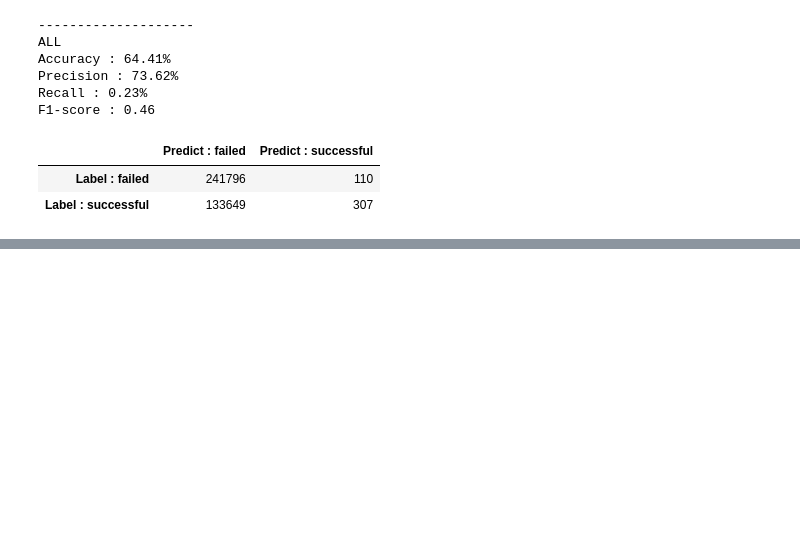
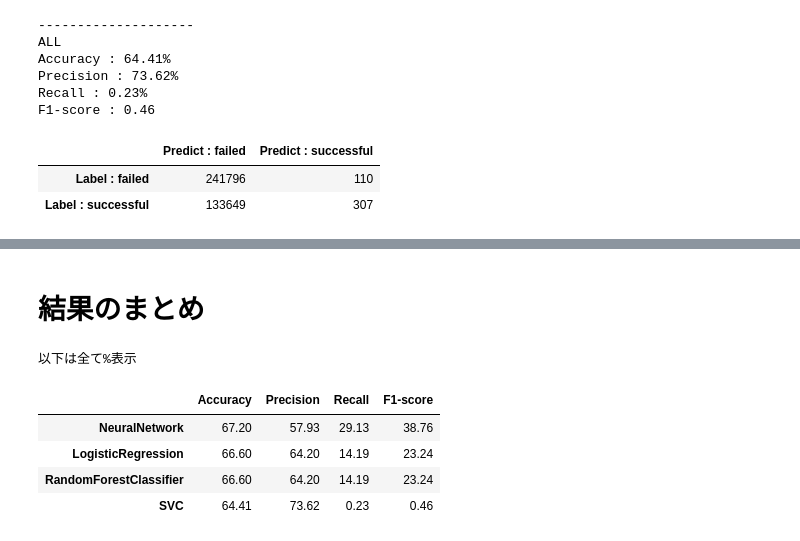
Before and after one commit to TSk-s/Intern, a Jupyter notebook: kickstarter_classification_1.ipynb, the cells around one changed output, grey strips where cells are left out. Drawn from its saved outputs; the diff is of its cells as text; code cells hidden in the pictures; blank space fills up the shorter version.

```diff
--- a/kickstarter_classification_1.ipynb
+++ b/kickstarter_classification_1.ipynb
@@ -1820,7 +1830,7 @@ def summary(y, y_pred):
     conf_mat = pd.DataFrame(conf_mat, index=['Label : failed', 'Label : successful'], columns=['Predict : failed', 'Predict : successful'])
     display(conf_mat)
 
-    return {'Accuracy' : accuracy, 'Precision' : precision, 'Recall' : recall, 'F1-score' : f1_score}
+    return {'Accuracy' : accuracy, 'Precision' : precision[1], 'Recall' : recall[1], 'F1-score' : f1_score[1]}
 # %% [markdown]
 ## ロジスティック回帰分析
 # %%
@@ -1978,0 +2253,15 @@ SVCの学習データに対する結果とテストデータに対する結果
+# %% [markdown]
+# 結果のまとめ
+# %%
+print('以下は全て%表示')
+Summary_columns = ['Accuracy', 'Precision', 'Recall', 'F1-score']
+Summary_T = pd.DataFrame(Summary).T
+Summary_sorted = Summary_T[Summary_columns].sort_values(by=['Accuracy'], ascending=False)
+display(Summary_sorted*100)
+# %% [output]
+以下は全て%表示
+|  | Accuracy | Precision | Recall | F1-score |
+| NeuralNetwork | 67.20 | 57.93 | 29.13 | 38.76 |
+| LogisticRegression | 66.60 | 64.20 | 14.19 | 23.24 |
+| RandomForestClassifier | 66.60 | 64.20 | 14.19 | 23.24 |
+| SVC | 64.41 | 73.62 | 0.23 | 0.46 |
```
Also changed, not shown: parts of 26 cells of this notebook.
